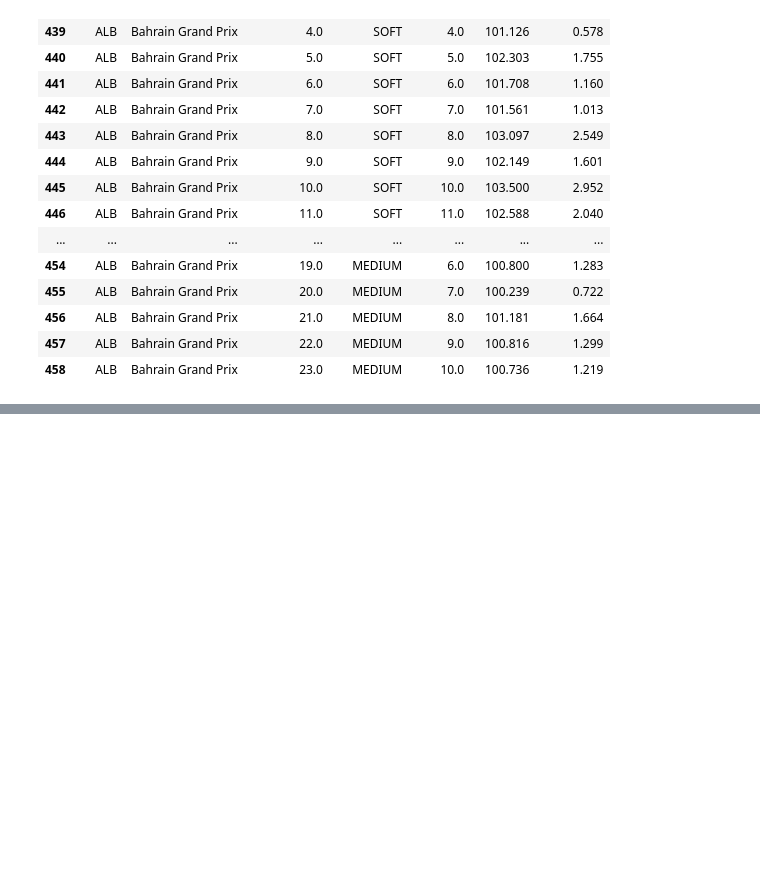
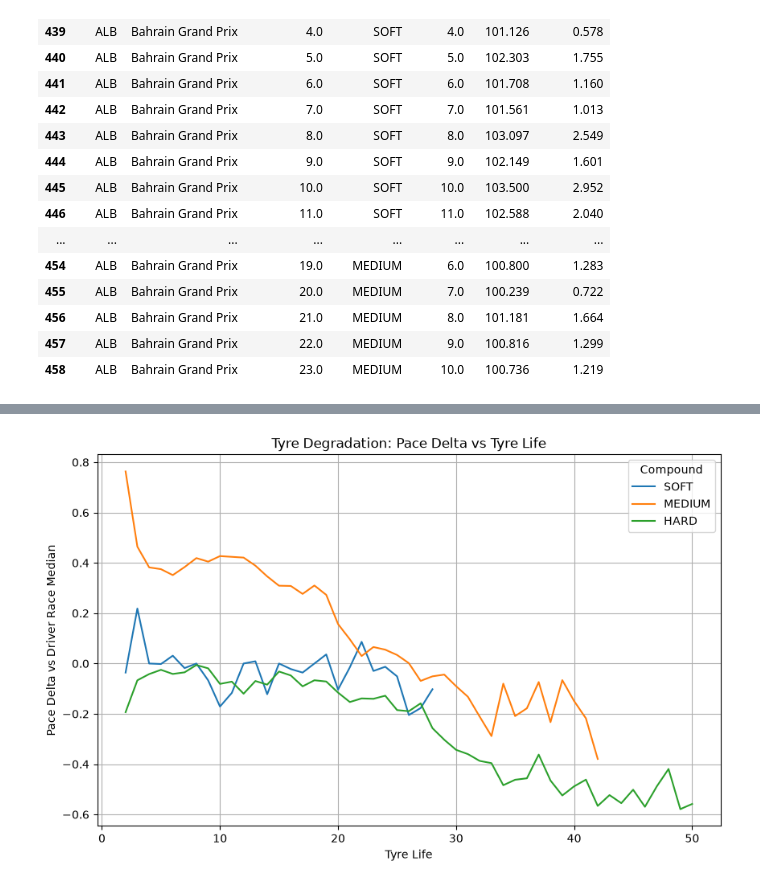
Before and after one commit to Sami-Krothapalli/F1-Tire-Degradation-Analysis, a Jupyter notebook: f1_tyre_degradation.ipynb, the cells around one changed output, grey strips where cells are left out. Cells and saved outputs as stored; diff of their text form; code cells hidden in the pictures; blank space fills up the shorter version.

```diff
--- a/f1_tyre_degradation.ipynb
+++ b/f1_tyre_degradation.ipynb
@@ -122,0 +206,34 @@ clean_laps[["Driver", "GP", "LapNumber", "Compound", "TyreLife", "LapTime", "Pac
+# %%
+clean_laps_reliable = clean_laps_reliable.sort_values(
+    ["Year", "Round", "Driver", "LapNumber"]
+).copy()
+
+# Use each driver's median clean lap time in the race as their reference pace
+driver_race_reference = (
+    clean_laps_reliable
+    .groupby(["Year", "Round", "Driver"])["LapTime"]
+    .transform("median")
+)
+
+clean_laps_reliable["PaceDelta_RaceMedian"] = (
+    clean_laps_reliable["LapTime"] - driver_race_reference
+)
+
+plt.figure(figsize=(10, 6))
+
+sns.lineplot(
+    data=clean_laps_reliable,
+    x="TyreLife",
+    y="PaceDelta_RaceMedian",
+    hue="Compound",
+    estimator="median",
+    errorbar=None
+)
+
+plt.title("Tyre Degradation: Pace Delta vs Tyre Life")
+plt.xlabel("Tyre Life")
+plt.ylabel("Pace Delta vs Driver Race Median")
+plt.grid(True)
+plt.show()
+# %% [output]
+[figure, added]
```
Also changed, not shown: parts of 16 cells of this notebook.
